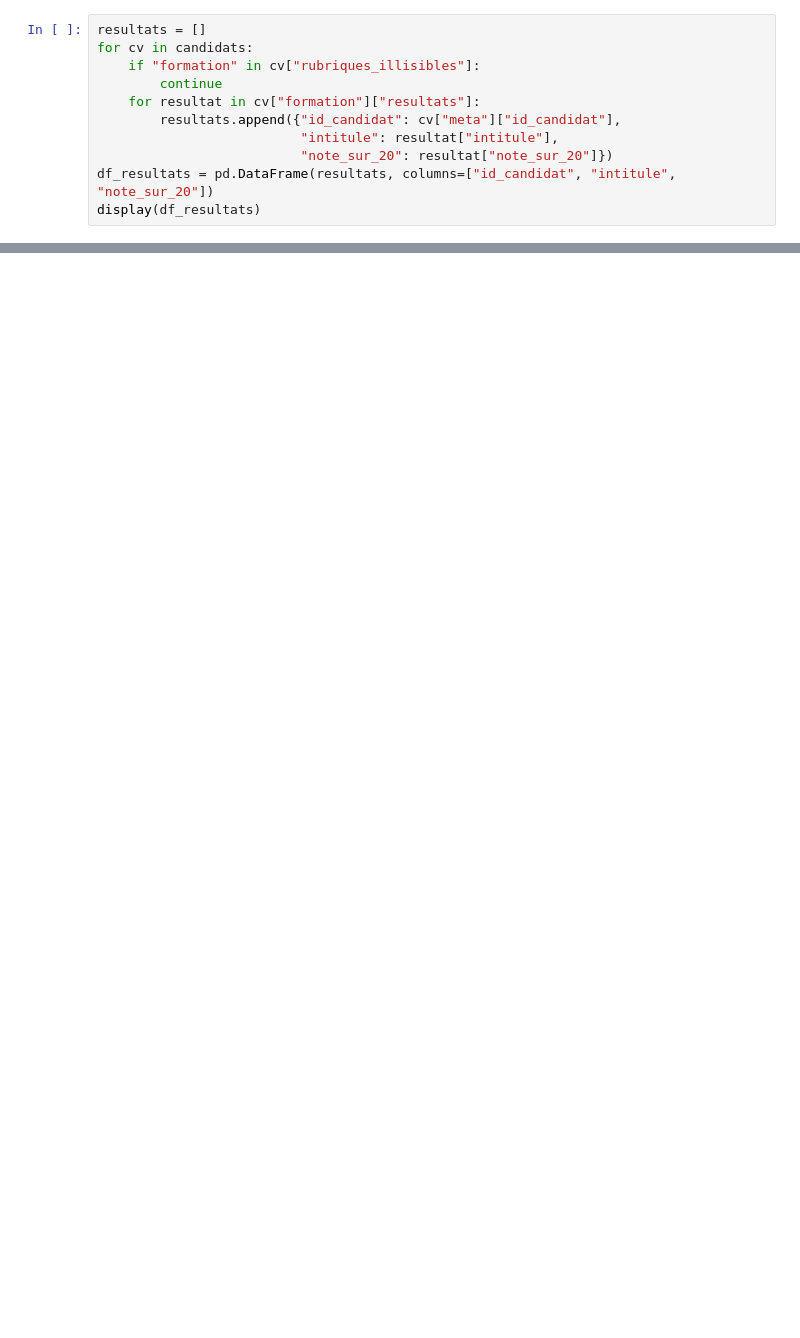
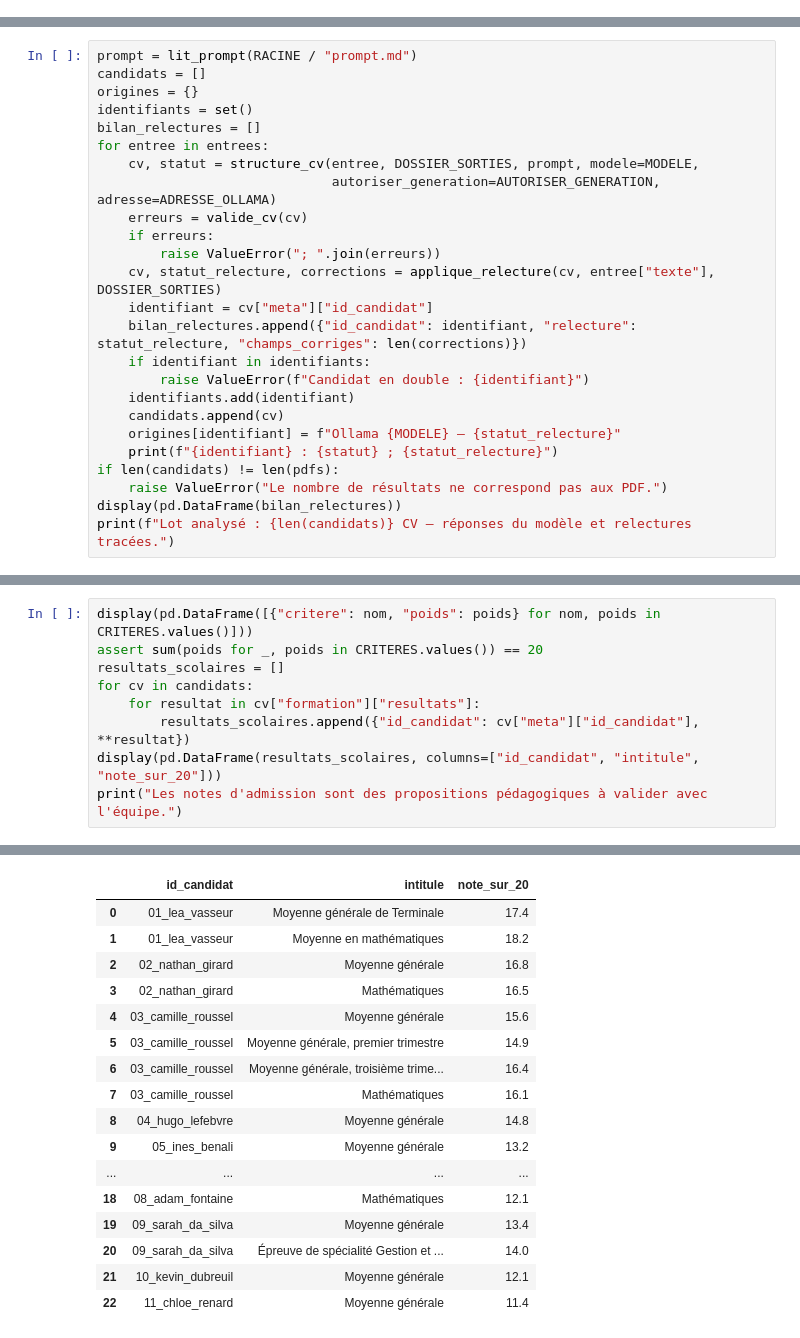
Before and after one commit to mbensemhoun-maker/Project_3_Matthieu_Clement_Henry_Ethan_Ilyes, a Jupyter notebook: analyse_cv.ipynb, the cells around one changed output, grey strips where cells are left out. Saved outputs shown, nothing was run; the diff lists cells and outputs as text; blank space fills up the shorter version.

Commit message:
Finalise le notebook des CV avec notation et relecture tracée

```diff
--- a/analyse_cv.ipynb
+++ b/analyse_cv.ipynb
@@ -233,11 +0,0 @@ inconnue n'est pas convertie en note sur 20.
-# %%
-resultats = []
-for cv in candidats:
-    if "formation" in cv["rubriques_illisibles"]:
-        continue
-    for resultat in cv["formation"]["resultats"]:
-        resultats.append({"id_candidat": cv["meta"]["id_candidat"],
-                          "intitule": resultat["intitule"],
-                          "note_sur_20": resultat["note_sur_20"]})
-df_resultats = pd.DataFrame(resultats, columns=["id_candidat", "intitule", "note_sur_20"])
-display(df_resultats)
@@ -308,0 +109,25 @@ X sur N mentionnent au moins un stage. »
+# %%
+prompt = lit_prompt(RACINE / "prompt.md")
+candidats = []
+origines = {}
+identifiants = set()
+bilan_relectures = []
+for entree in entrees:
+    cv, statut = structure_cv(entree, DOSSIER_SORTIES, prompt, modele=MODELE,
+                              autoriser_generation=AUTORISER_GENERATION, adresse=ADRESSE_OLLAMA)
+    erreurs = valide_cv(cv)
+    if erreurs:
+        raise ValueError("; ".join(erreurs))
+    cv, statut_relecture, corrections = applique_relecture(cv, entree["texte"], DOSSIER_SORTIES)
+    identifiant = cv["meta"]["id_candidat"]
+    bilan_relectures.append({"id_candidat": identifiant, "relecture": statut_relecture, "champs_corriges": len(corrections)})
+    if identifiant in identifiants:
+        raise ValueError(f"Candidat en double : {identifiant}")
+    identifiants.add(identifiant)
+    candidats.append(cv)
+    origines[identifiant] = f"Ollama {MODELE} — {statut_relecture}"
+    print(f"{identifiant} : {statut} ; {statut_relecture}")
+if len(candidats) != len(pdfs):
+    raise ValueError("Le nombre de résultats ne correspond pas aux PDF.")
+display(pd.DataFrame(bilan_relectures))
+print(f"Lot analysé : {len(candidats)} CV — réponses du modèle et relectures tracées.")
@@ -308,0 +236,10 @@ X sur N mentionnent au moins un stage. »
+# %%
+display(pd.DataFrame([{"critere": nom, "poids": poids} for nom, poids in CRITERES.values()]))
+assert sum(poids for _, poids in CRITERES.values()) == 20
+resultats_scolaires = []
+for cv in candidats:
+    for resultat in cv["formation"]["resultats"]:
+        resultats_scolaires.append({"id_candidat": cv["meta"]["id_candidat"], **resultat})
+display(pd.DataFrame(resultats_scolaires, columns=["id_candidat", "intitule", "note_sur_20"]))
+print("Les notes d'admission sont des propositions pédagogiques à valider avec l'équipe.")
+# %% [output]
@@ -308,0 +255,17 @@ X sur N mentionnent au moins un stage. »
+|  | id_candidat | intitule | note_sur_20 |
+| 0 | 01_lea_vasseur | Moyenne générale de Terminale | 17.4 |
+| 1 | 01_lea_vasseur | Moyenne en mathématiques | 18.2 |
+| 2 | 02_nathan_girard | Moyenne générale | 16.8 |
+| 3 | 02_nathan_girard | Mathématiques | 16.5 |
+| 4 | 03_camille_roussel | Moyenne générale | 15.6 |
+| 5 | 03_camille_roussel | Moyenne générale, premier trimestre | 14.9 |
+| 6 | 03_camille_roussel | Moyenne générale, troisième trime... | 16.4 |
+| 7 | 03_camille_roussel | Mathématiques | 16.1 |
+| 8 | 04_hugo_lefebvre | Moyenne générale | 14.8 |
+| 9 | 05_ines_benali | Moyenne générale | 13.2 |
+| ... | ... | ... | ... |
+| 18 | 08_adam_fontaine | Mathématiques | 12.1 |
+| 19 | 09_sarah_da_silva | Moyenne générale | 13.4 |
+| 20 | 09_sarah_da_silva | Épreuve de spécialité Gestion et ... | 14.0 |
+| 21 | 10_kevin_dubreuil | Moyenne générale | 12.1 |
+| 22 | 11_chloe_renard | Moyenne générale | 11.4 |
```
Also changed, not shown: parts of 40 cells of this notebook, 53 other files.
